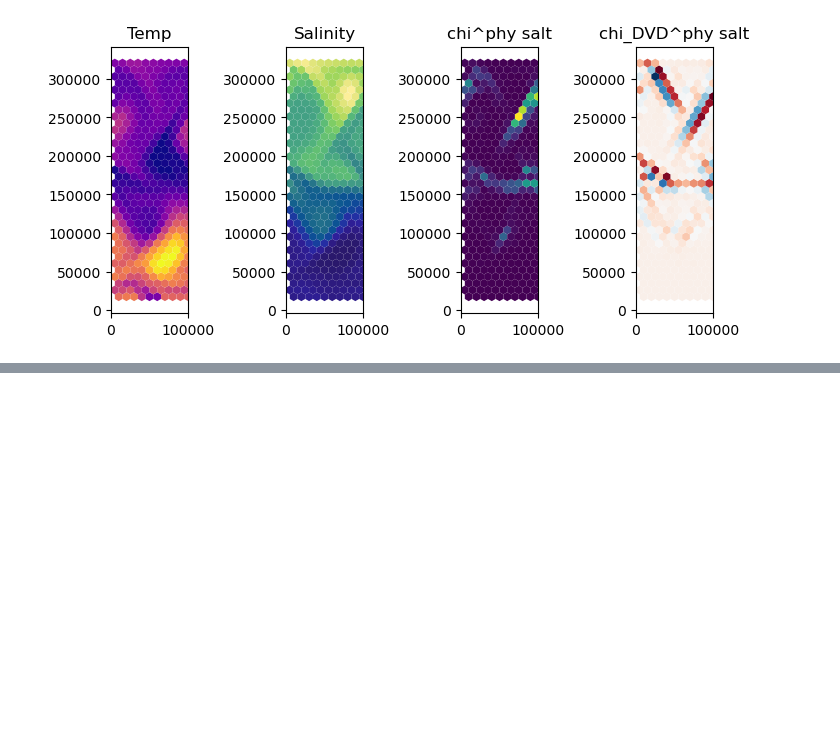
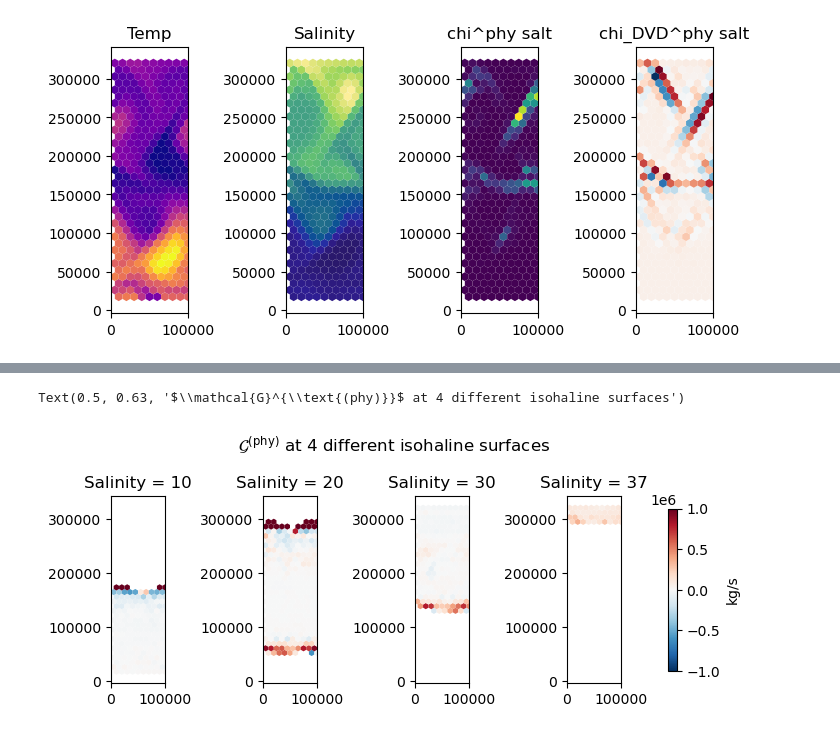
Before and after one commit to kailauyeda/WMT_DVD, a Jupyter notebook: bichan/analysis/preliminary_analysis.ipynb, the cells around one changed output, grey strips where cells are left out. Cells and saved outputs as stored; diff of their text form; code cells hidden in the pictures; blank space fills up the shorter version.

```diff
--- a/bichan/analysis/preliminary_analysis.ipynb
+++ b/bichan/analysis/preliminary_analysis.ipynb
@@ -256,0 +288,33 @@ plt.plot(G_phy, target_coords)
+# %%
+local_G_phy = []
+for i in range(0,len(target_coords)-2):
+    d_tracerMassFlux = ds_output_salinity_mix_tendencyZ_transformed[:,i] - ds_output_salinity_mix_tendencyZ_transformed[:,i+1]
+    d_tracerMassFlux_dlambda = d_tracerMassFlux / dlambda
+    local_G_phy.append(d_tracerMassFlux_dlambda)
+
+# we've calculated the local G_phy for every isohaline surface defined in target_coords
+# this is messy, because idk what salinity surface exactly we've calculated onto
+# this is crude, but I'm just going to average the salinity_P1 data and put this differenced data onto there
+salinity_remap = target_coords[1:-1]
+local_G_phy_ds = xr.concat(local_G_phy, dim = 'salinity').assign_coords(salinity = salinity_remap)
+# %%
+fig,ax = plt.subplots(nrows=1,ncols=4,constrained_layout=True,figsize=(7,12))
+
+mosaic.polypcolor(ax[0],descriptor, local_G_phy_ds.isel(salinity=10),cmap='RdBu_r',vmin=-1e6,vmax=1e6)
+mosaic.polypcolor(ax[1],descriptor, local_G_phy_ds.isel(salinity=20),cmap='RdBu_r',vmin=-1e6,vmax=1e6)
+mosaic.polypcolor(ax[2],descriptor, local_G_phy_ds.isel(salinity=30),cmap='RdBu_r',vmin=-1e6,vmax=1e6)
+c = mosaic.polypcolor(ax[3],descriptor, local_G_phy_ds.isel(salinity=37),cmap='RdBu_r',vmin=-1e6,vmax=1e6)
+
+surfaces = [10, 20, 30, 37]
+for i in range(0,4):
+    ax[i].set_aspect(1.0)
+    ax[i].set_title(f'Salinity = {surfaces[i]}')
+
+for i in range(1,4):
+    ax[i].set_ylabel('')
+
+fig.colorbar(c, ax=ax[3],label='kg/s')
+fig.suptitle(r'$\mathcal{G}^{\text{(phy)}}$ at 4 different isohaline surfaces',y=0.63)
+# %% [output]
+Text(0.5, 0.63, '$\\mathcal{G}^{\\text{(phy)}}$ at 4 different isohaline surfaces')
+[figure, added]
```
Also changed, not shown: parts of 16 cells of this notebook, 1 other file.
